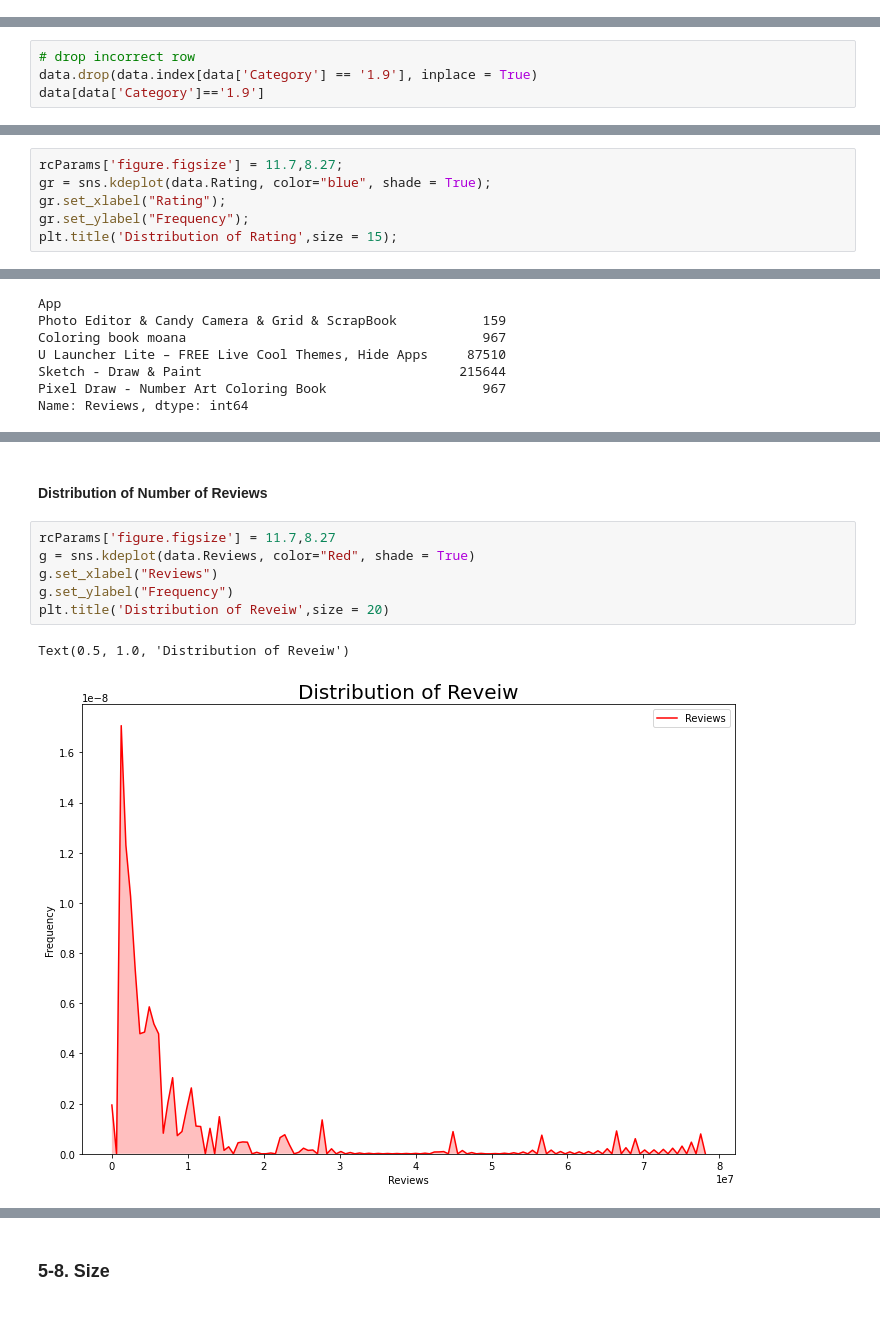
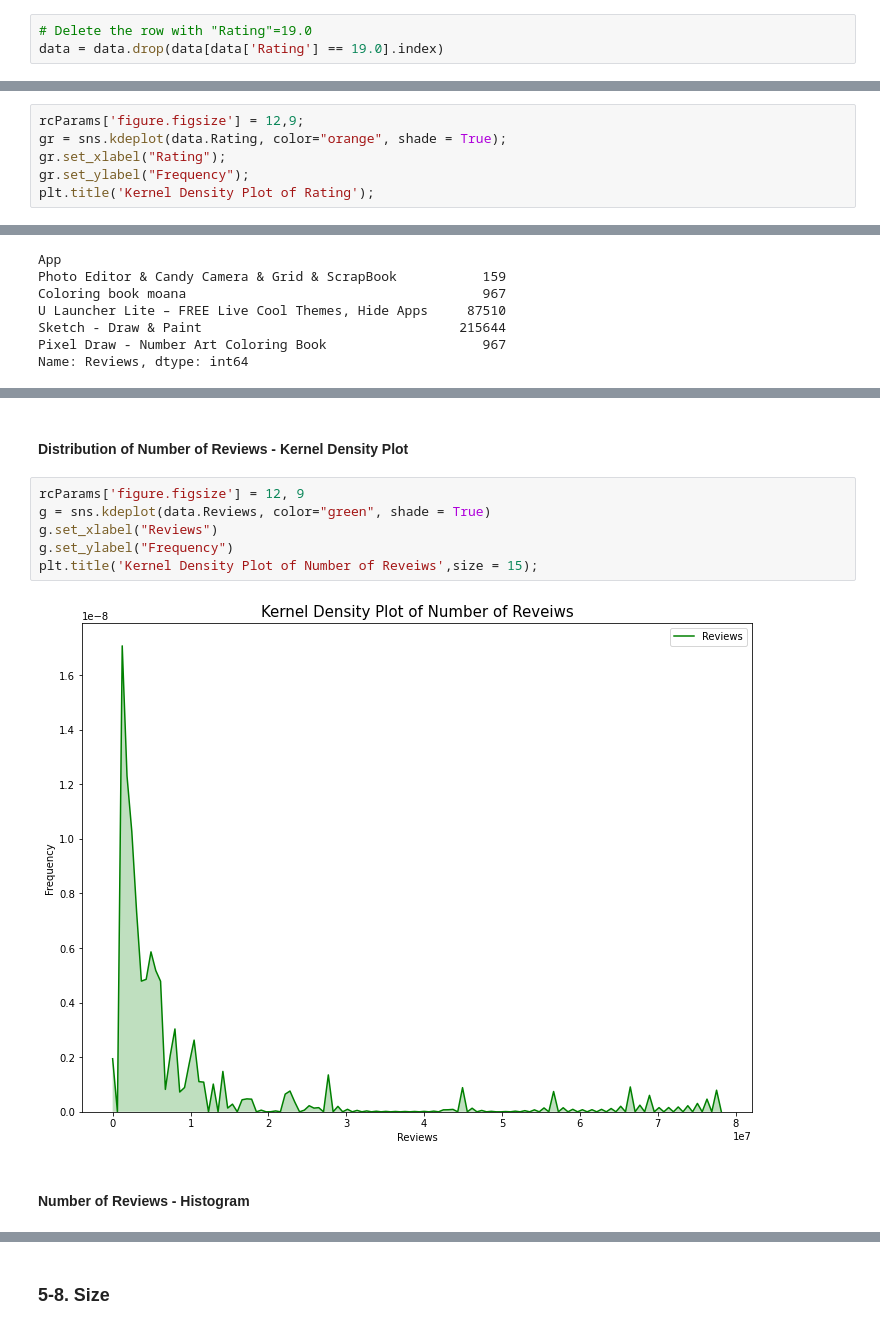
Before and after one commit to chloesjung/Google-Play-Store-Apps, a Jupyter notebook: GooglePlayStoreAppProject_JUNG.ipynb, the cells around one changed output, grey strips where cells are left out. Saved outputs shown, nothing was run; the diff lists cells and outputs as text.

```diff
--- a/GooglePlayStoreAppProject_JUNG.ipynb
+++ b/GooglePlayStoreAppProject_JUNG.ipynb
@@ -90,0 +144,3 @@ data.shape
+# %%
+# Delete the row with "Rating"=19.0
+data = data.drop(data[data['Rating'] == 19.0].index)
@@ -90,0 +164,6 @@ data.shape
+# %%
+rcParams['figure.figsize'] = 12,9;
+gr = sns.kdeplot(data.Rating, color="orange", shade = True);
+gr.set_xlabel("Rating");
+gr.set_ylabel("Frequency");
+plt.title('Kernel Density Plot of Rating');
@@ -183,4 +301,0 @@ It seems that the info has not been properly entered into correct columns. So I
-# %%
-# drop incorrect row
-data.drop(data.index[data['Category'] == '1.9'], inplace = True)
-data[data['Category']=='1.9']
@@ -346,6 +496,0 @@ Name: Rating, dtype: int64
-# %%
-rcParams['figure.figsize'] = 11.7,8.27;
-gr = sns.kdeplot(data.Rating, color="blue", shade = True);
-gr.set_xlabel("Rating");
-gr.set_ylabel("Frequency");
-plt.title('Distribution of Rating',size = 15);
@@ -468,11 +628,12 @@ Name: Reviews, Length: 6001, dtype: int64
 # %% [markdown]
-#### Distribution of Number of Reviews
+#### Distribution of Number of Reviews   - Kernel Density Plot
 # %%
-rcParams['figure.figsize'] = 11.7,8.27
-g = sns.kdeplot(data.Reviews, color="Red", shade = True)
+rcParams['figure.figsize'] = 12, 9
+g = sns.kdeplot(data.Reviews, color="green", shade = True)
 g.set_xlabel("Reviews")
 g.set_ylabel("Frequency")
-plt.title('Distribution of Reveiw',size = 20)
+plt.title('Kernel Density Plot of Number of Reveiws',size = 15);
 # %% [output]
-Text(0.5, 1.0, 'Distribution of Reveiw')
-[figure, old version]
+[figure, new version]
+# %% [markdown]
+#### Number of Reviews - Histogram
```
Also changed, not shown: parts of 194 cells of this notebook.
